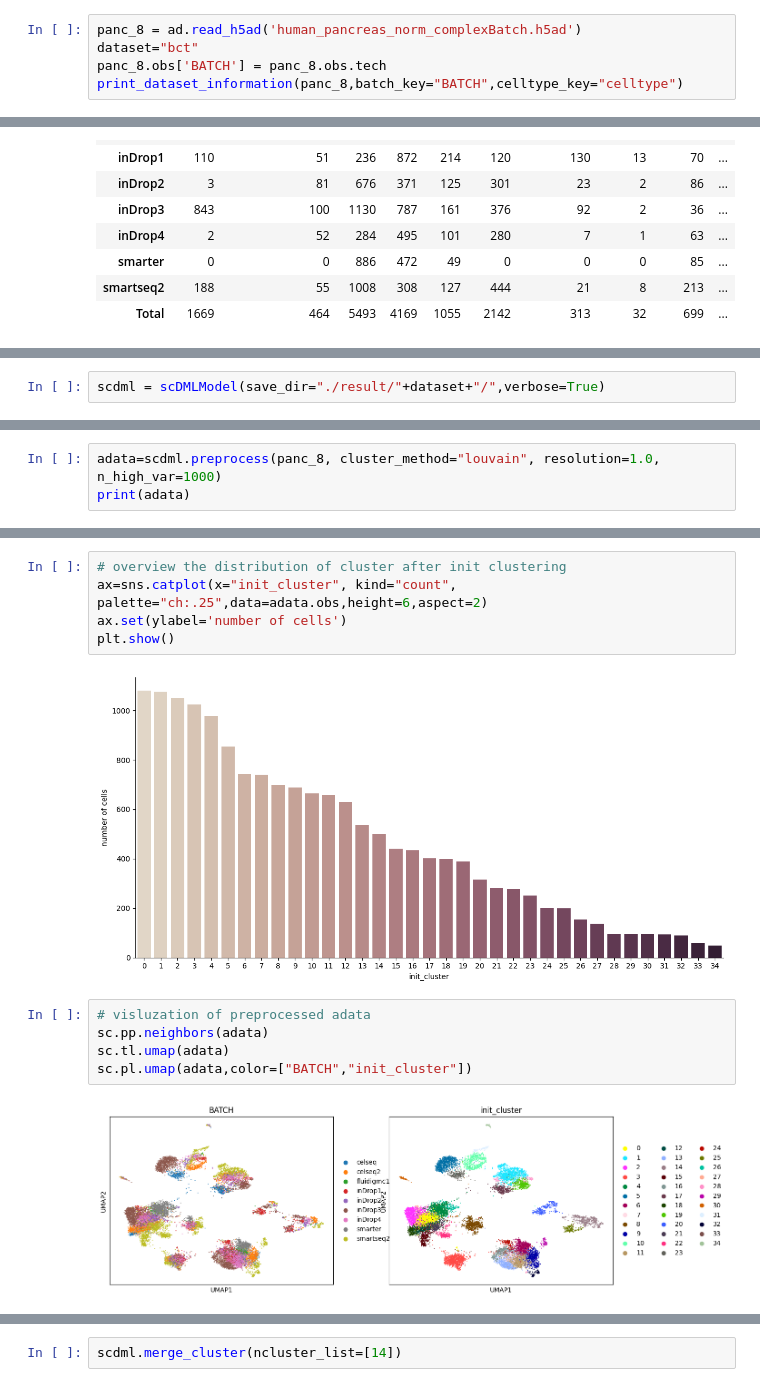
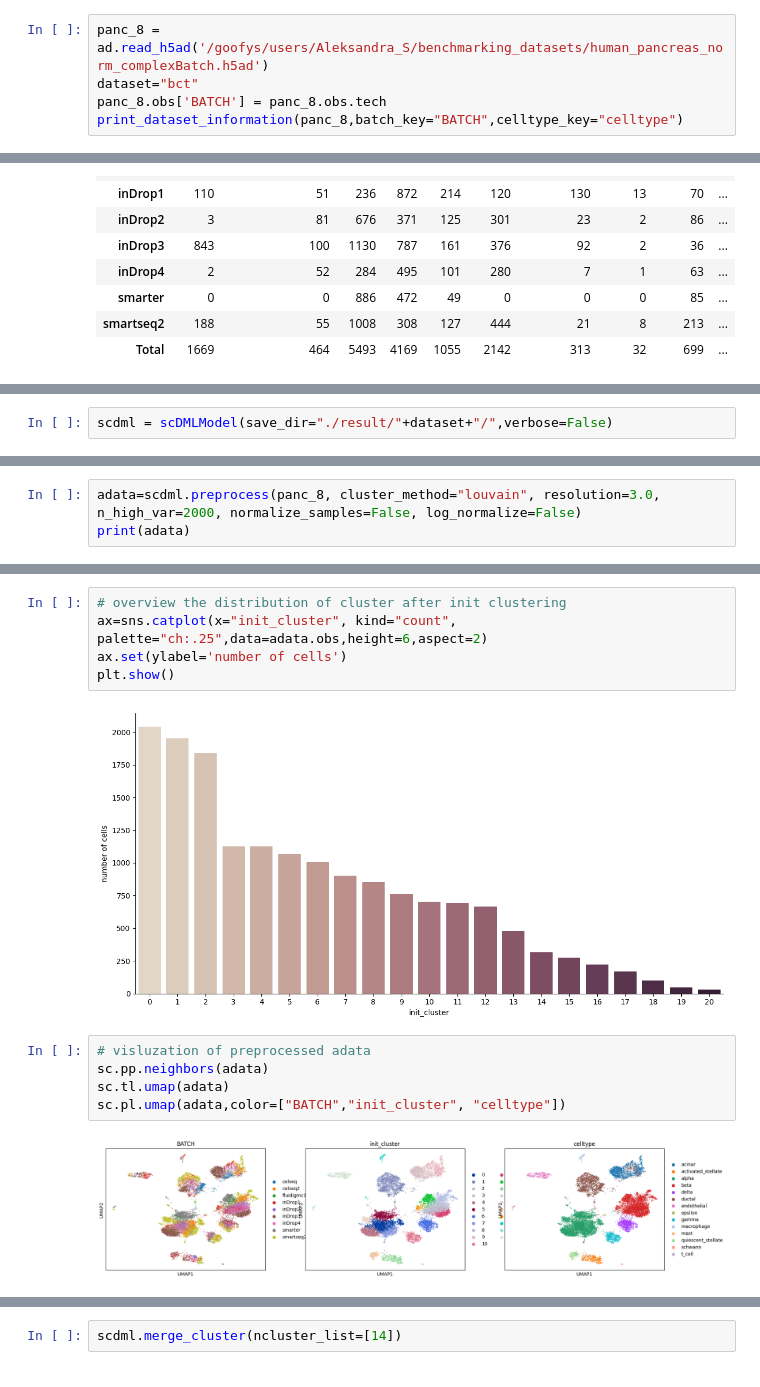
Before and after one commit to aleksstan96/Batch-Effect-Removal-Benchmarking, a Jupyter notebook: scDML/scDML_pancreas_tutorial1.ipynb, the cells around one changed output, grey strips where cells are left out. Cells and saved outputs as stored; diff of their text form.

```diff
--- a/scDML/scDML_pancreas_tutorial1.ipynb
+++ b/scDML/scDML_pancreas_tutorial1.ipynb
@@ -10,7 +10,7 @@ import scDML
 from scDML import scDMLModel
 from scDML.utils import print_dataset_information
 # %%
-panc_8 = ad.read_h5ad('human_pancreas_norm_complexBatch.h5ad')
+panc_8 = ad.read_h5ad('/goofys/users/Aleksandra_S/benchmarking_datasets/human_pancreas_norm_complexBatch.h5ad')
 dataset="bct"
 panc_8.obs['BATCH'] = panc_8.obs.tech
 print_dataset_information(panc_8,batch_key="BATCH",celltype_key="celltype")
@@ -47,2 +47,2 @@ sc.pl.umap(adata_copy,color=["BATCH","celltype"])
 # %%
-scdml = scDMLModel(save_dir="./result/"+dataset+"/",verbose=True)
+scdml = scDMLModel(save_dir="./result/"+dataset+"/",verbose=False)
@@ -52,4 +49,4 @@ scdml = scDMLModel(save_dir="./result/"+dataset+"/",verbose=True)
 # %%
-adata=scdml.preprocess(panc_8, cluster_method="louvain", resolution=1.0, n_high_var=1000)
+adata=scdml.preprocess(panc_8, cluster_method="louvain", resolution=3.0, n_high_var=2000, normalize_samples=False, log_normalize=False)
 print(adata)
 # %% [output]
@@ -82,14 +65,14 @@ ax=sns.catplot(x="init_cluster", kind="count", palette="ch:.25",data=adata.obs,h
 ax.set(ylabel='number of cells')
 plt.show()
 # %% [output]
-[figure, old version]
+[figure, new version]
 # %%
 # visluzation of preprocessed adata
 sc.pp.neighbors(adata)
 sc.tl.umap(adata)
-sc.pl.umap(adata,color=["BATCH","init_cluster"])
+sc.pl.umap(adata,color=["BATCH","init_cluster", "celltype"])
 # %% [output]
-[figure, old version]
+[figure, new version]
 # %%
 from scDML.utils import plotDendrogram,plotHeatMap
 # convert adata to training data for neural network
```
Also changed, not shown: parts of 7 cells of this notebook, 4 other files.
